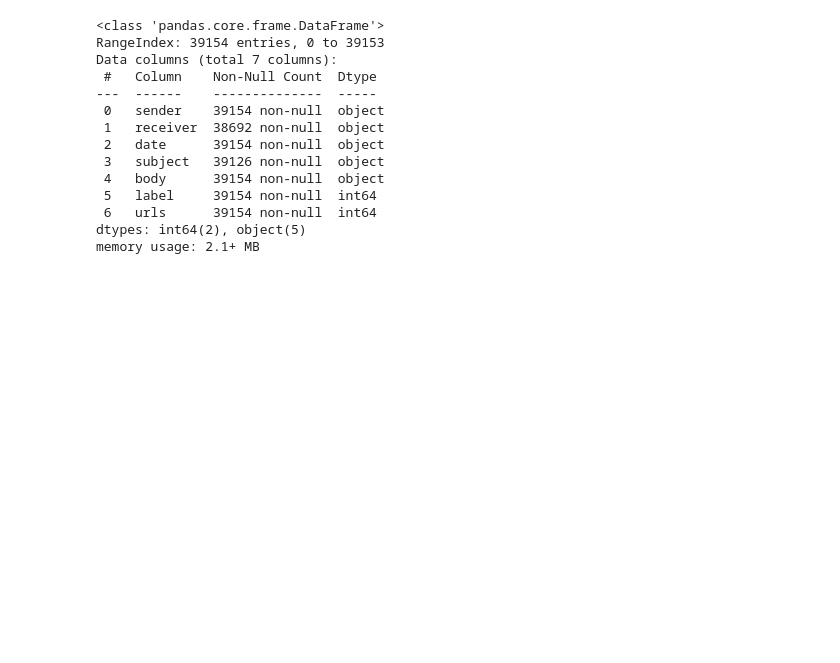
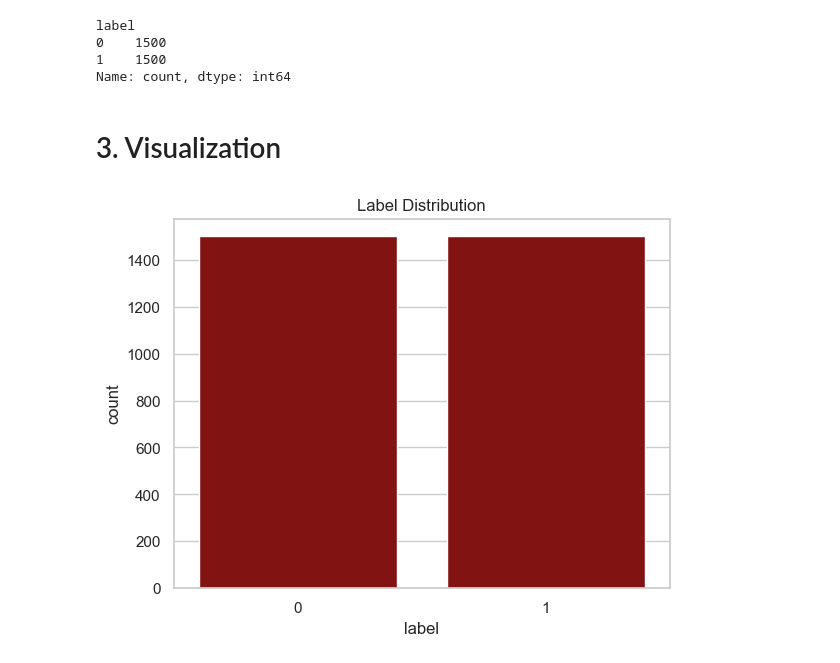
Before and after one commit to dronabopche/100-ML-AI-Project, a Jupyter notebook: ML_To_Train/06_Email_Spam_Classification/Email_Spam_Class.ipynb, the cells around one changed output. Saved outputs shown, nothing was run; the diff lists cells and outputs as text; code cells hidden in the pictures; blank space fills up the shorter version.

```diff
--- a/ML_To_Train/06_Email_Spam_Classification/Email_Spam_Class.ipynb
+++ b/ML_To_Train/06_Email_Spam_Classification/Email_Spam_Class.ipynb
@@ -30,17 +36,31 @@ df
+# %%
+# Separate classes
+spam_df = df[df['label'] == 1]
+ham_df  = df[df['label'] == 0]
+
+# Sample 1500 from each
+spam_sample = spam_df.sample(n=1500, random_state=42)
+ham_sample  = ham_df.sample(n=1500, random_state=42)
+
+# Combine
+df = pd.concat([spam_sample, ham_sample])
+
+# Shuffle
+df = df.sample(frac=1, random_state=42).reset_index(drop=True)
+
+print(df['label'].value_counts())
+# %% [output]
+label
+0    1500
+1    1500
+Name: count, dtype: int64
 # %%
-df.info()
+#df = df.sample(n=3000, random_state=42)
-# %% [output]
-<class 'pandas.core.frame.DataFrame'>
-RangeIndex: 39154 entries, 0 to 39153
-Data columns (total 7 columns):
- #   Column    Non-Null Count  Dtype
----  ------    --------------  -----
- 0   sender    39154 non-null  object
- 1   receiver  38692 non-null  object
- 2   date      39154 non-null  object
- 3   subject   39126 non-null  object
- 4   body      39154 non-null  object
- 5   label     39154 non-null  int64
- 6   urls      39154 non-null  int64
-dtypes: int64(2), object(5)
-memory usage: 2.1+ MB
+# %% [markdown]
+# 3. Visualization
+# %%
+sns.countplot(x='label', data=df)
+plt.title("Label Distribution")
+plt.show()
+# %% [output]
+[figure, added]
```
Also changed, not shown: parts of 21 cells of this notebook, 3 other files.
